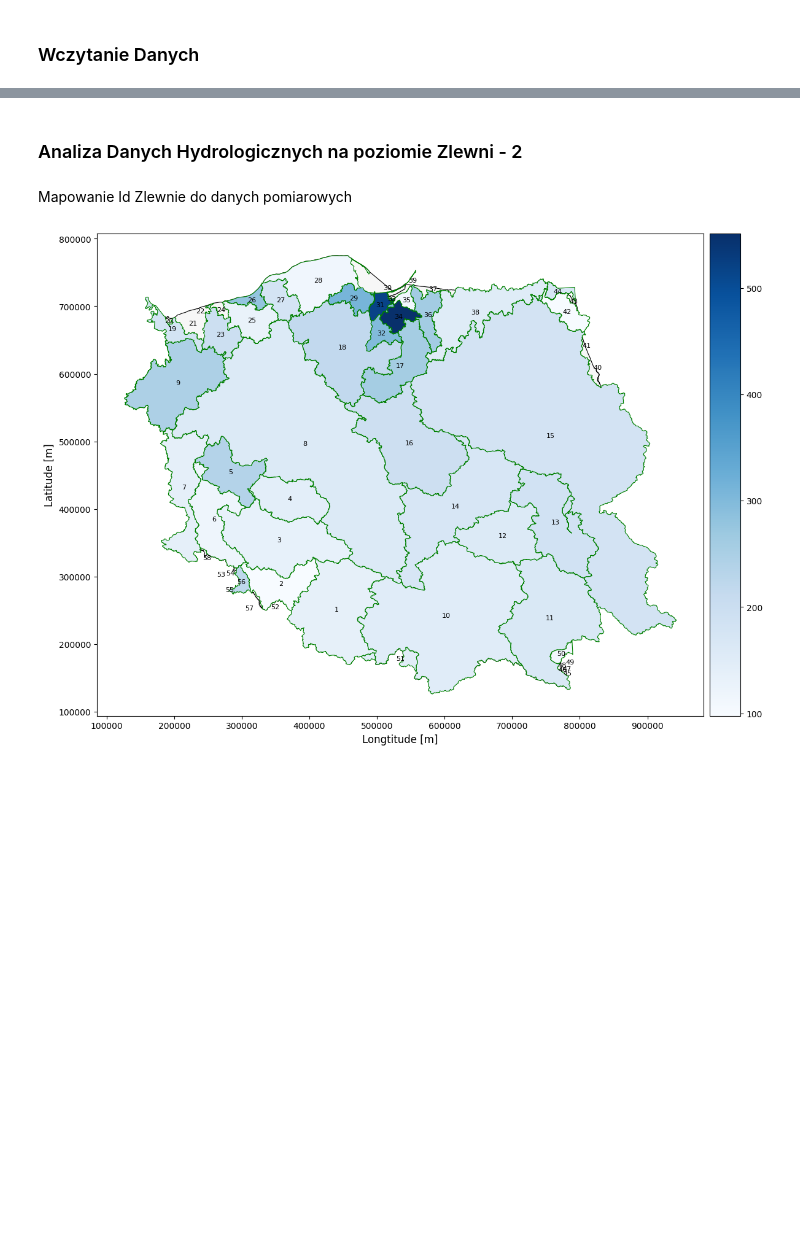
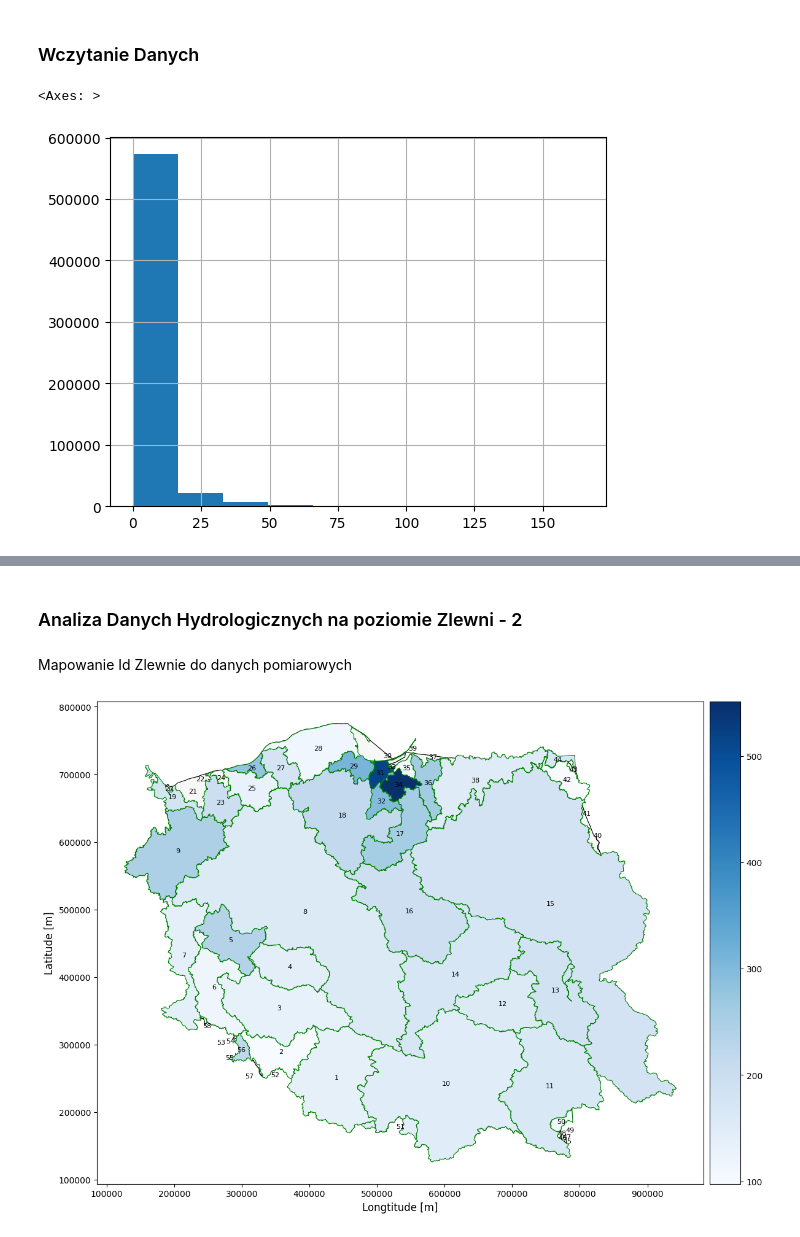
Before and after one commit to eo-agh/daes-project-2425-alt, a Jupyter notebook: notebooks/Tymek_Analiza.ipynb, the cells around one changed output, grey strips where cells are left out. Drawn from its saved outputs; the diff is of its cells as text; code cells hidden in the pictures; blank space fills up the shorter version.

```diff
--- a/notebooks/Tymek_Analiza.ipynb
+++ b/notebooks/Tymek_Analiza.ipynb
@@ -16,3 +16,8 @@ meteo = pd.read_parquet("../static_data/filtered_meteo_opad_data.parquet.gzip")
 hydro = pd.read_parquet("../static_data/filtered_hydro_data.parquet.gzip")
 gdf_h = get_hydro_metadata(True)
 gdf_m = get_meteo_metadata(True)
+# %%
+meteo['Snow Cover Height'].hist()
+# %% [output]
+<Axes: >
+[figure, added]
```
Also changed, not shown: parts of 1 cell of this notebook, 2 other files.
